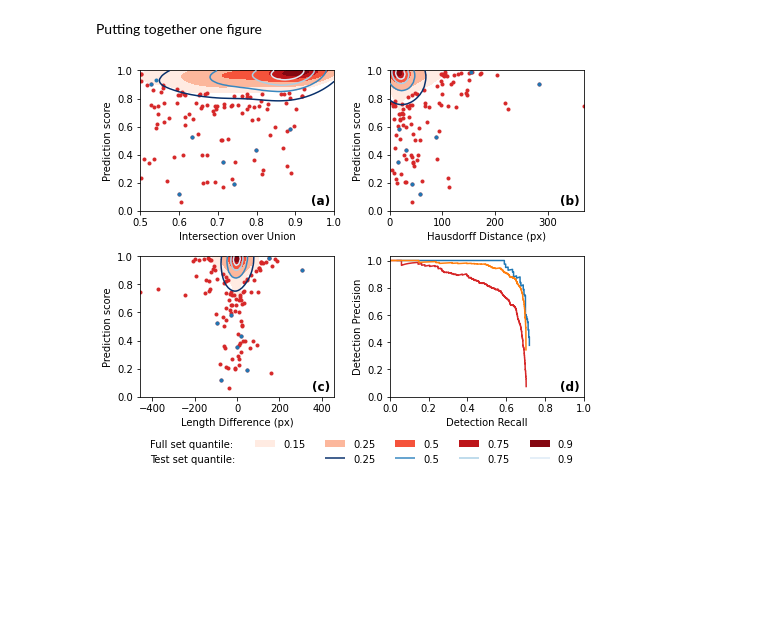
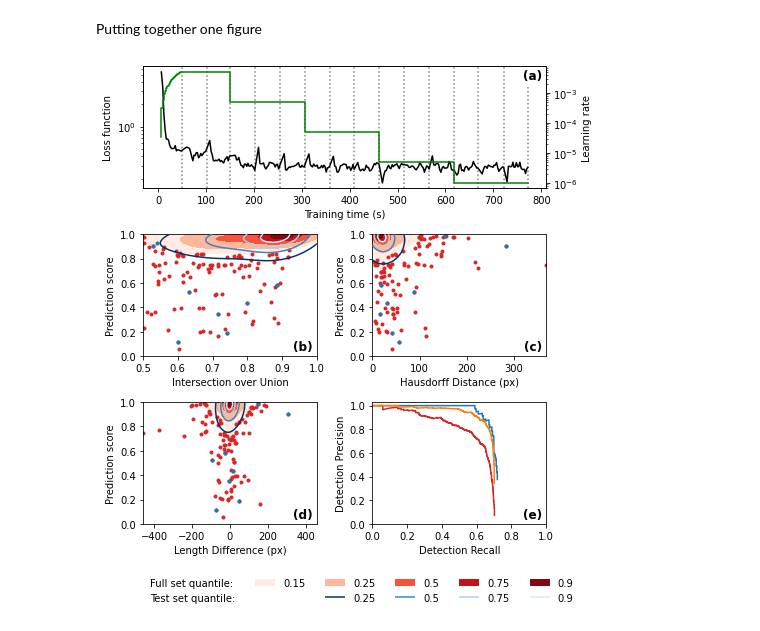
Before and after one commit to J-Wall/camfi, a Jupyter notebook: examples/annotation_evaluation.ipynb, the cells around one changed output. Drawn from its saved outputs; the diff is of its cells as text; code cells hidden in the pictures; blank space fills up the shorter version.

Commit message:
Improvements to model validation for camfi v2 annotation model

```diff
--- a/examples/annotation_evaluation.ipynb
+++ b/examples/annotation_evaluation.ipynb
@@ -405,0 +408,10 @@ Training set: 0.6683919288386905
+# %%
+from training_log_parser import parse_lines
+
+with open("data/20210809_14_model_log.txt", "r") as f:
+    epochs = parse_lines(f)
+
+all_vals = {}
+for epoch in epochs:
+    for key in epoch.keys():
+        all_vals.setdefault(key, []).extend(epoch[key])
@@ -451,21 +494,54 @@ iou_xlabel = "Intersection over Union"
 phd_xlabel = "Hausdorff Distance (px)"
 l_diff_xlabel = "Length Difference (px)"
 
-iou_title = "(a) "
-phd_title = "(b) "
-l_diff_title = "(c) "
-pr_title = "(d) "
+iou_title = "(b) "
+phd_title = "(c) "
+l_diff_title = "(d) "
+pr_title = "(e) "
 
 fig_width = 180  # mm
 fig_width /= 25.4  # inches
-fig_height = fig_width * 3 / 4
+fig_height = fig_width
 
 fig = plt.figure(
     figsize=(fig_width, fig_height),
     tight_layout=True,
 )
 
-ax_loc = 220
+t = np.cumsum(all_vals["time"])
+ax = fig.add_subplot(
+    311,
+    xlabel="Training time (s)",
+    yscale="log",
+)
+ax.set_ylabel("Loss function")
+ax.set_title(
+    "(a) ",
+    fontdict=fontdict,
+    loc=tloc,
+    y=0.85,
+)
+
+tot_t = 0.
+for epoch in epochs[:-1]:
+    tot_t += sum(epoch["time"])
+    ax.axvline(tot_t, c="k", ls="dotted", alpha=0.5)
+
+
+ax.plot(t, all_vals["loss"], c="k", label="loss")
+
+tot_t += sum(epochs[-1]["time"])
+ax.axvline(tot_t, ymax=0.85, c="k", ls="dotted", label="epoch", alpha=0.5)
+
+#ax.legend()
+
+ax2 = ax.twinx()
+ax2.set_yscale("log")
+ax2.set_ylabel("Learning rate")
+ax2.plot(t, all_vals["lr"], c="g", label="Learning rate", ds="steps-pre")
+#ax2.legend()
+
+ax_loc = 322
 for metric in ["iou", "phd", "l_diff"]:
     ax_loc += 1
     xlabel = locals()[f"{metric}_xlabel"]
@@ -529,7 +605,7 @@ for metric in ["iou", "phd", "l_diff"]:
 
 # Precision vs. Recall
 ax4 = fig.add_subplot(
-    224,
+    ax_loc + 1,
     xlabel="Detection Recall",
     ylabel="Detection Precision",
     xlim=(0., 1.),
@@ -558,33 +634,33 @@ t4 = ax4.set_title(
     fontdict=fontdict,
     loc=tloc,
     y=ty,
 )
 
 # Hacking together the contours figure legend
 proxy = [plt.Rectangle((0, 0), 1, 1, fc=pc.get_facecolor()[0]) for pc in p_all.collections]
 proxy = list(np.insert(proxy, range(2, len(p.collections) + 1), p.collections[:-1]))
 labels = list(np.insert(quantiles_all[:-1], range(2, len(quantiles) + 1), quantiles[:-1]))
 proxy.insert(1, plt.Rectangle((0, 0), 1, 1, fc="None")),
 labels.insert(1, "")
 
 proxy1 = [plt.Rectangle((0, 0), 1, 1, fc="None"), plt.Rectangle((0, 0), 1, 1, fc="None")]
 #proxy1 = ["None", "None"]
 labels1 = ["Full set quantile:", "Test set quantile:"]
 
 proxy1.extend(proxy)
 labels1.extend(labels)
 
 leg = fig.legend(
     proxy1,
     labels1,
     loc="lower center",
     #title="Contour Quantile",
     ncol=len(quantiles_all),
     bbox_to_anchor=(0.5, -0.09),
     frameon=False,
     #markerfirst=False,
 )
 # %% [output]
-[figure, old version]
+[figure, new version]
 # %%
 fig.savefig("autoannotation_evaluation_figure.pdf", dpi=600.0, bbox_inches="tight")
```
Also changed, not shown: parts of 7 cells of this notebook, 9 other files.
